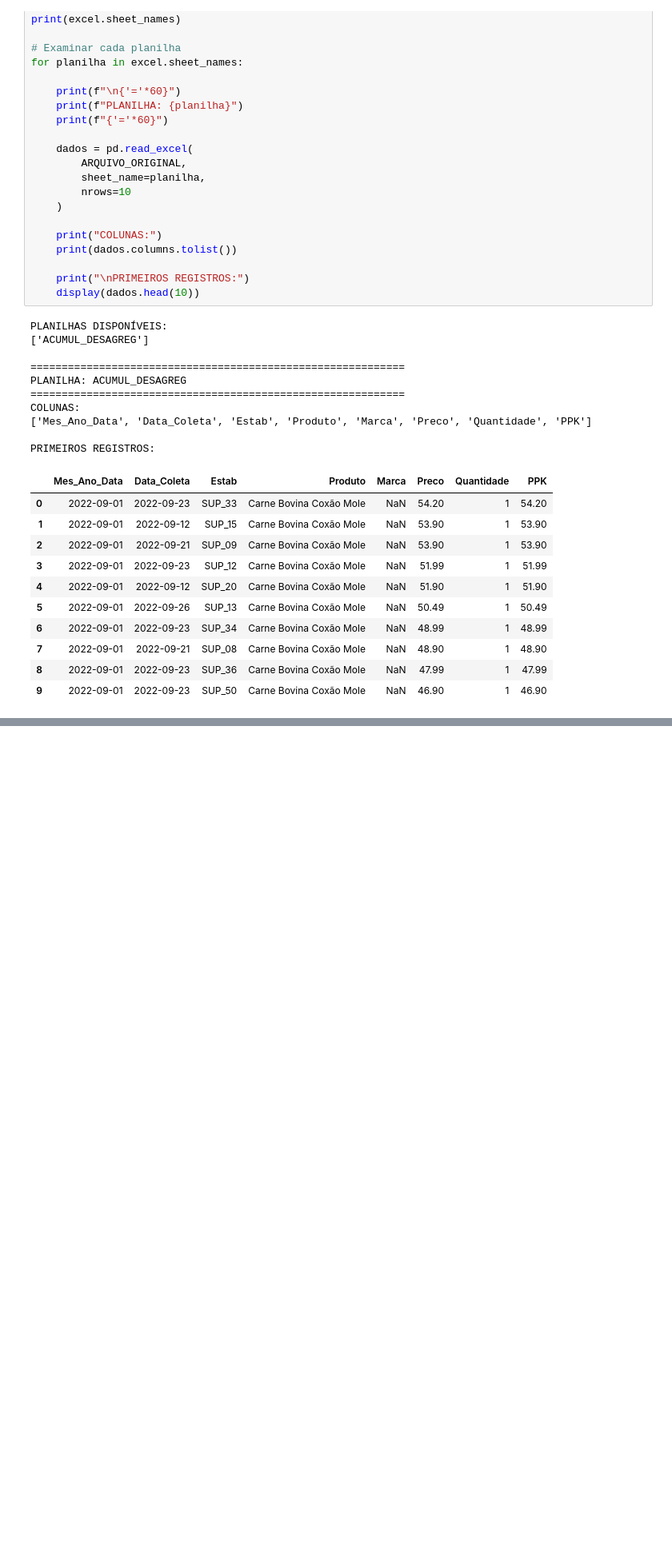
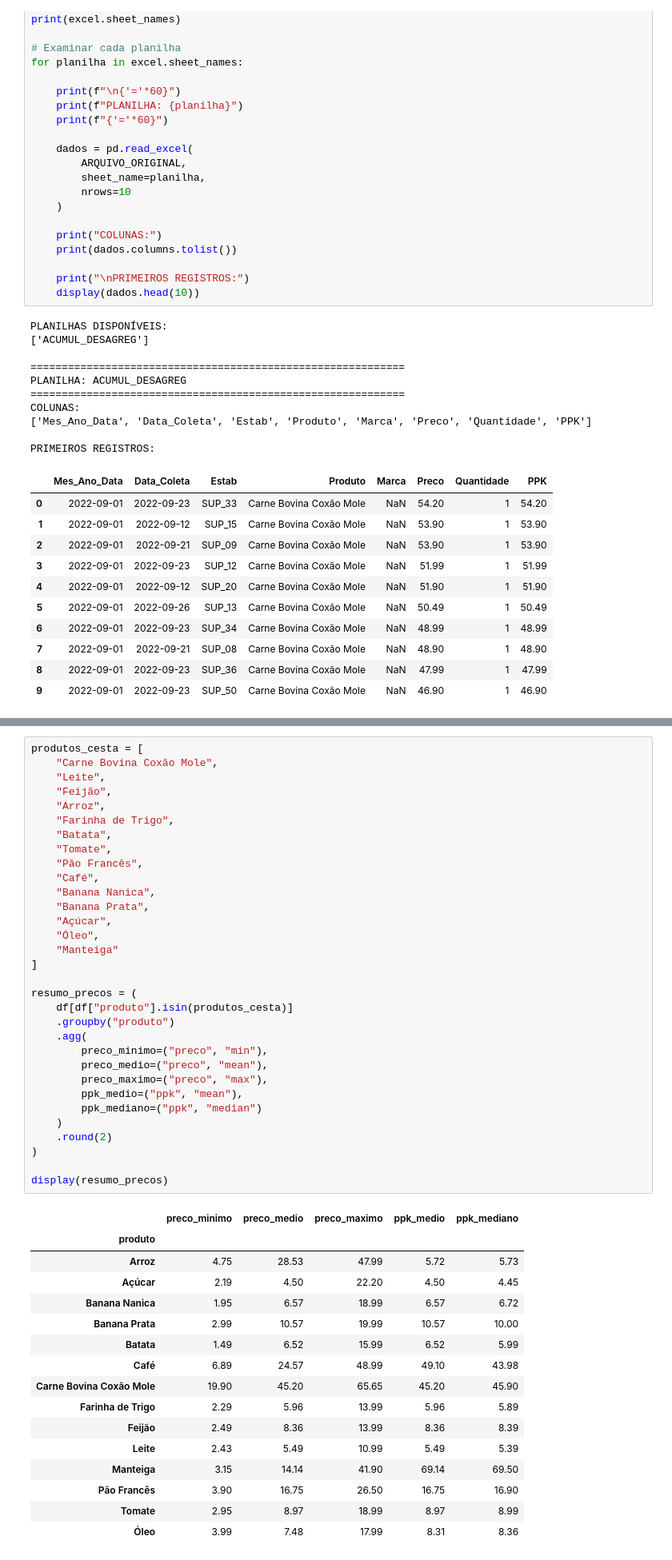
Before and after one commit to Lucas-Ibrahim/cesta-basica-analise, a Jupyter notebook: notebooks/02_acessibilidade.ipynb, the cells around one changed output, grey strips where cells are left out. Shown at 80% size. Cells and saved outputs as stored; diff of their text form; blank space fills up the shorter version.

```diff
--- a/notebooks/02_acessibilidade.ipynb
+++ b/notebooks/02_acessibilidade.ipynb
@@ -420,0 +596,49 @@ PRIMEIROS REGISTROS:
+# %%
+produtos_cesta = [
+    "Carne Bovina Coxão Mole",
+    "Leite",
+    "Feijão",
+    "Arroz",
+    "Farinha de Trigo",
+    "Batata",
+    "Tomate",
+    "Pão Francês",
+    "Café",
+    "Banana Nanica",
+    "Banana Prata",
+    "Açúcar",
+    "Óleo",
+    "Manteiga"
+]
+
+resumo_precos = (
+    df[df["produto"].isin(produtos_cesta)]
+    .groupby("produto")
+    .agg(
+        preco_minimo=("preco", "min"),
+        preco_medio=("preco", "mean"),
+        preco_maximo=("preco", "max"),
+        ppk_medio=("ppk", "mean"),
+        ppk_mediano=("ppk", "median")
+    )
+    .round(2)
+)
+
+display(resumo_precos)
+# %% [output]
+|  | preco_minimo | preco_medio | preco_maximo | ppk_medio | ppk_mediano |
+| produto |  |  |  |  |  |
+| Arroz | 4.75 | 28.53 | 47.99 | 5.72 | 5.73 |
+| Açúcar | 2.19 | 4.50 | 22.20 | 4.50 | 4.45 |
+| Banana Nanica | 1.95 | 6.57 | 18.99 | 6.57 | 6.72 |
+| Banana Prata | 2.99 | 10.57 | 19.99 | 10.57 | 10.00 |
+| Batata | 1.49 | 6.52 | 15.99 | 6.52 | 5.99 |
+| Café | 6.89 | 24.57 | 48.99 | 49.10 | 43.98 |
+| Carne Bovina Coxão Mole | 19.90 | 45.20 | 65.65 | 45.20 | 45.90 |
+| Farinha de Trigo | 2.29 | 5.96 | 13.99 | 5.96 | 5.89 |
+| Feijão | 2.49 | 8.36 | 13.99 | 8.36 | 8.39 |
+| Leite | 2.43 | 5.49 | 10.99 | 5.49 | 5.39 |
+| Manteiga | 3.15 | 14.14 | 41.90 | 69.14 | 69.50 |
+| Pão Francês | 3.90 | 16.75 | 26.50 | 16.75 | 16.90 |
+| Tomate | 2.95 | 8.97 | 18.99 | 8.97 | 8.99 |
+| Óleo | 3.99 | 7.48 | 17.99 | 8.31 | 8.36 |
```
Also changed, not shown: parts of 14 cells of this notebook.
